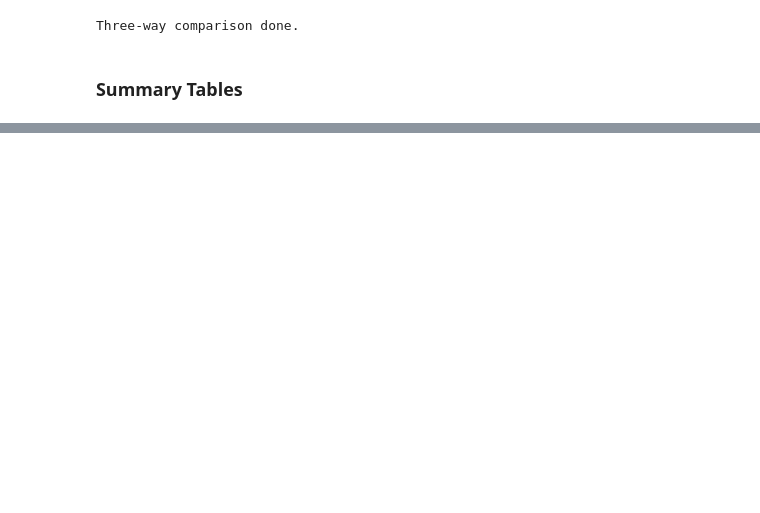
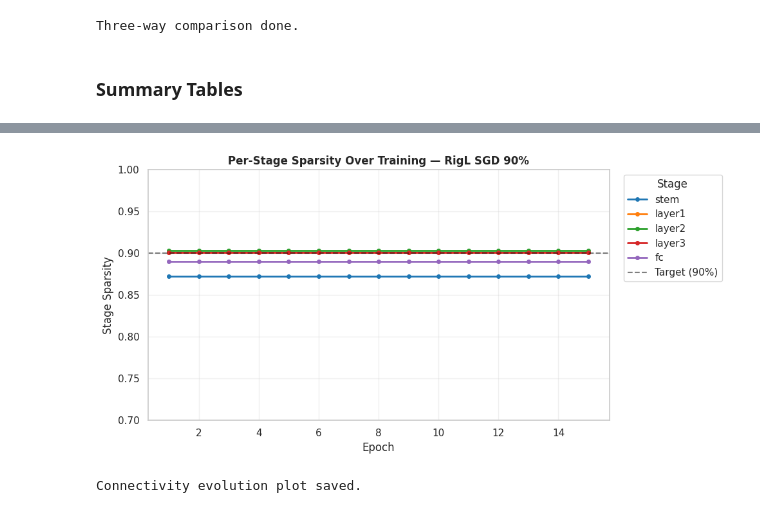
Before and after one commit to ammylin/ECE685D_Final_Project, a Jupyter notebook: 01_task_3.ipynb, the cells around one changed output, grey strips where cells are left out. Drawn from its saved outputs; the diff is of its cells as text; code cells hidden in the pictures; blank space fills up the shorter version.

```diff
--- a/01_task_3.ipynb
+++ b/01_task_3.ipynb
@@ -852,0 +1103,35 @@ Analysis pipeline complete.
+# %%
+fig, ax = plt.subplots(figsize=(10, 5))
+
+colors = sns.color_palette("tab10", n_colors=len(evo_df.columns))
+for col, color in zip(evo_df.columns, colors):
+    ax.plot(
+        evo_df.index,
+        evo_df[col],
+        marker="o",
+        markersize=4,
+        linewidth=2,
+        label=col,
+        color=color,
+    )
+
+ax.axhline(y=0.90, color="black", linestyle="--", alpha=0.5, label="Target (90%)")
+ax.set_title("Per-Stage Sparsity Over Training — RigL SGD 90%", weight="bold")
+ax.set_xlabel("Epoch")
+ax.set_ylabel("Stage Sparsity")
+ax.set_ylim(0.70, 1.0)
+ax.legend(title="Stage", bbox_to_anchor=(1.02, 1), loc="upper left")
+ax.grid(True, alpha=0.3)
+
+plt.tight_layout()
+plt.savefig(
+    os.path.join(img_dir, "task_3_connectivity_evolution.png"),
+    dpi=300,
+    bbox_inches="tight",
+)
+plt.show()
+gc.collect()
+print("Connectivity evolution plot saved.")
+# %% [output]
+[figure, added]
+Connectivity evolution plot saved.
```
Also changed, not shown: parts of 15 cells of this notebook, 20 other files.
